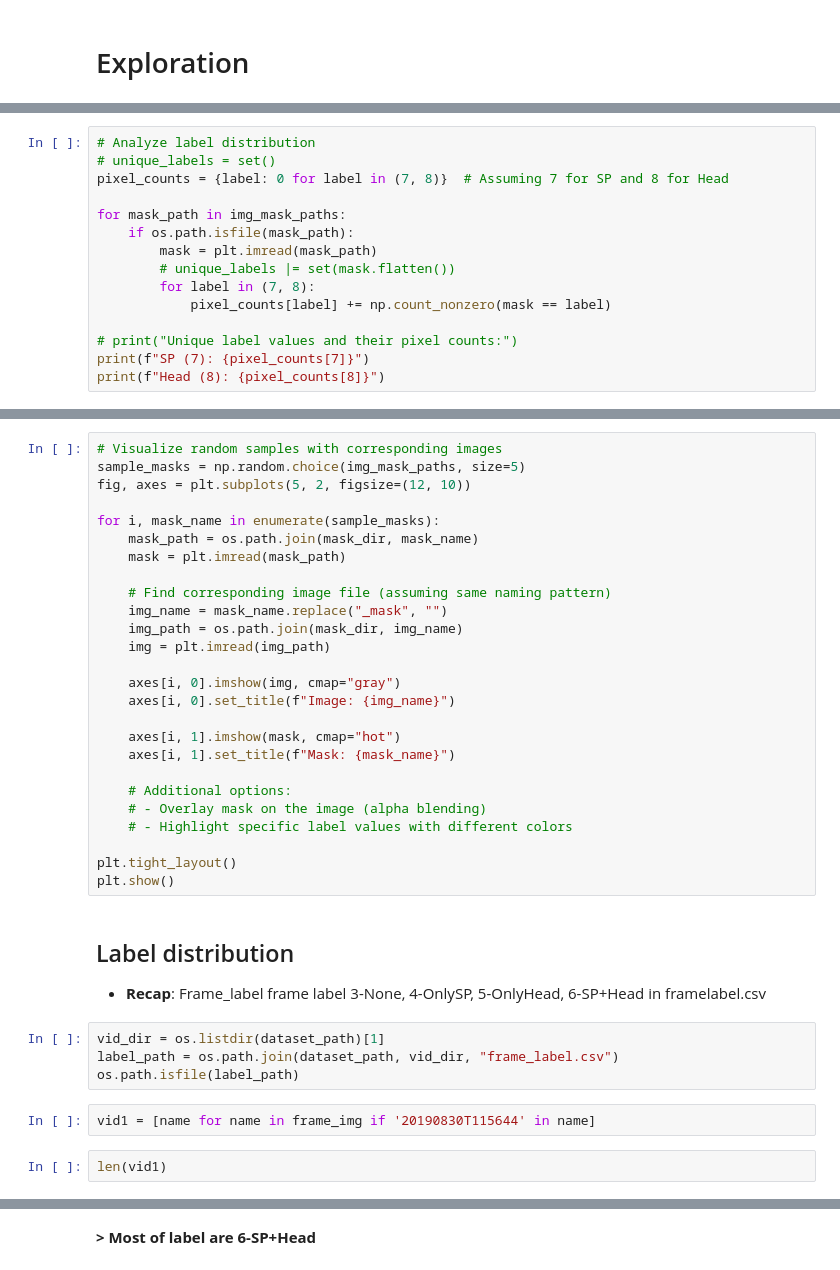
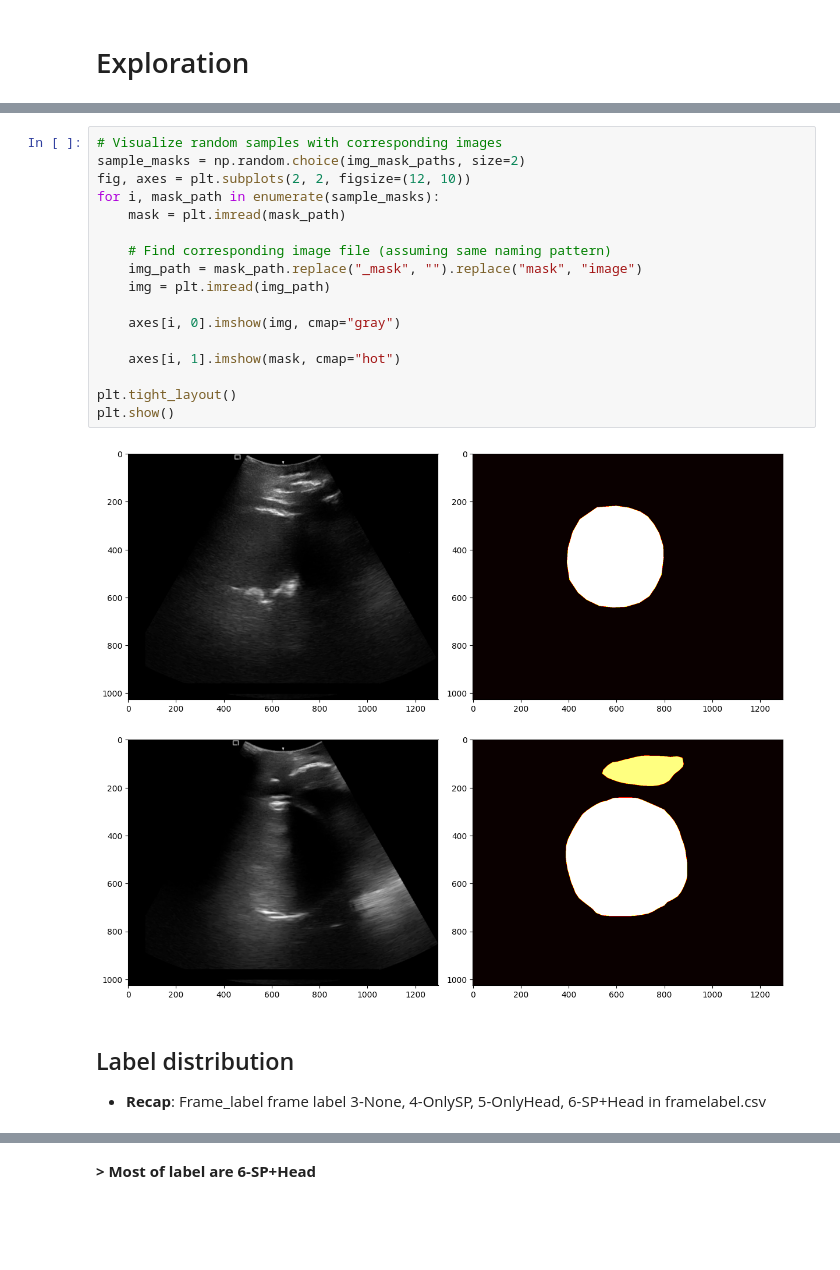
Before and after one commit to lamld203844/Biomedical-Segmentation, a Jupyter notebook: EDA.ipynb, the cells around one changed output, grey strips where cells are left out. Saved outputs shown, nothing was run; the diff lists cells and outputs as text; blank space fills up the shorter version.

```diff
--- a/EDA.ipynb
+++ b/EDA.ipynb
@@ -132,15 +116,0 @@ plt.show()
-# %%
-# Analyze label distribution
-# unique_labels = set()
-pixel_counts = {label: 0 for label in (7, 8)}  # Assuming 7 for SP and 8 for Head
-
-for mask_path in img_mask_paths:
-    if os.path.isfile(mask_path):
-        mask = plt.imread(mask_path)
-        # unique_labels |= set(mask.flatten())
-        for label in (7, 8):
-            pixel_counts[label] += np.count_nonzero(mask == label)
-
-# print("Unique label values and their pixel counts:")
-print(f"SP (7): {pixel_counts[7]}")
-print(f"Head (8): {pixel_counts[8]}")
@@ -147,40 +120,25 @@ print(f"Head (8): {pixel_counts[8]}")
 # %%
 # Visualize random samples with corresponding images
-sample_masks = np.random.choice(img_mask_paths, size=5)
-fig, axes = plt.subplots(5, 2, figsize=(12, 10))
-
-for i, mask_name in enumerate(sample_masks):
-    mask_path = os.path.join(mask_dir, mask_name)
+sample_masks = np.random.choice(img_mask_paths, size=2)
+fig, axes = plt.subplots(2, 2, figsize=(12, 10))
+for i, mask_path in enumerate(sample_masks):
     mask = plt.imread(mask_path)
 
     # Find corresponding image file (assuming same naming pattern)
-    img_name = mask_name.replace("_mask", "")
-    img_path = os.path.join(mask_dir, img_name)
+    img_path = mask_path.replace("_mask", "").replace("mask", "image")
     img = plt.imread(img_path)
 
     axes[i, 0].imshow(img, cmap="gray")
-    axes[i, 0].set_title(f"Image: {img_name}")
 
     axes[i, 1].imshow(mask, cmap="hot")
-    axes[i, 1].set_title(f"Mask: {mask_name}")
-
-    # Additional options:
-    # - Overlay mask on the image (alpha blending)
-    # - Highlight specific label values with different colors
 
 plt.tight_layout()
 plt.show()
+# %% [output]
+[figure, added]
 # %% [markdown]
 ## Label distribution
 - **Recap**: Frame_label frame label 3-None, 4-OnlySP, 5-OnlyHead, 6-SP+Head in framelabel.csv
-# %%
-vid_dir = os.listdir(dataset_path)[1]
-label_path = os.path.join(dataset_path, vid_dir, "frame_label.csv")
-os.path.isfile(label_path)
-# %%
-vid1 = [name for name in frame_img if '20190830T115644' in name]
-# %%
-len(vid1)
 # %%
 # Load all frame label files into a single DataFrame
 label_dfs = []
```
Also changed, not shown: parts of 12 cells of this notebook.
